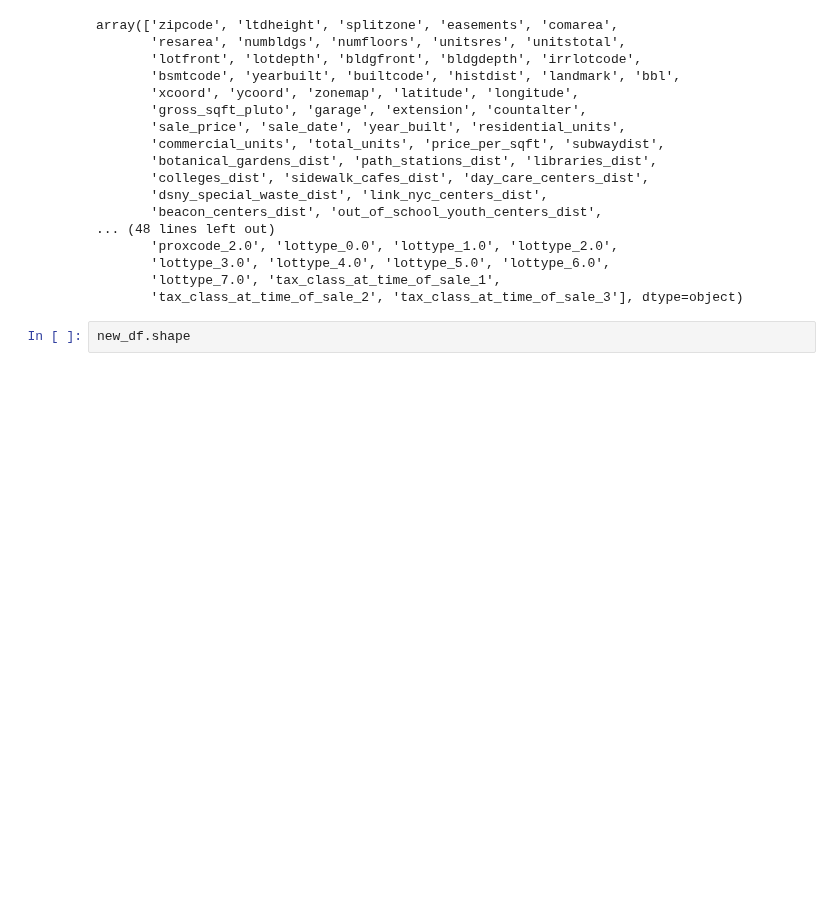
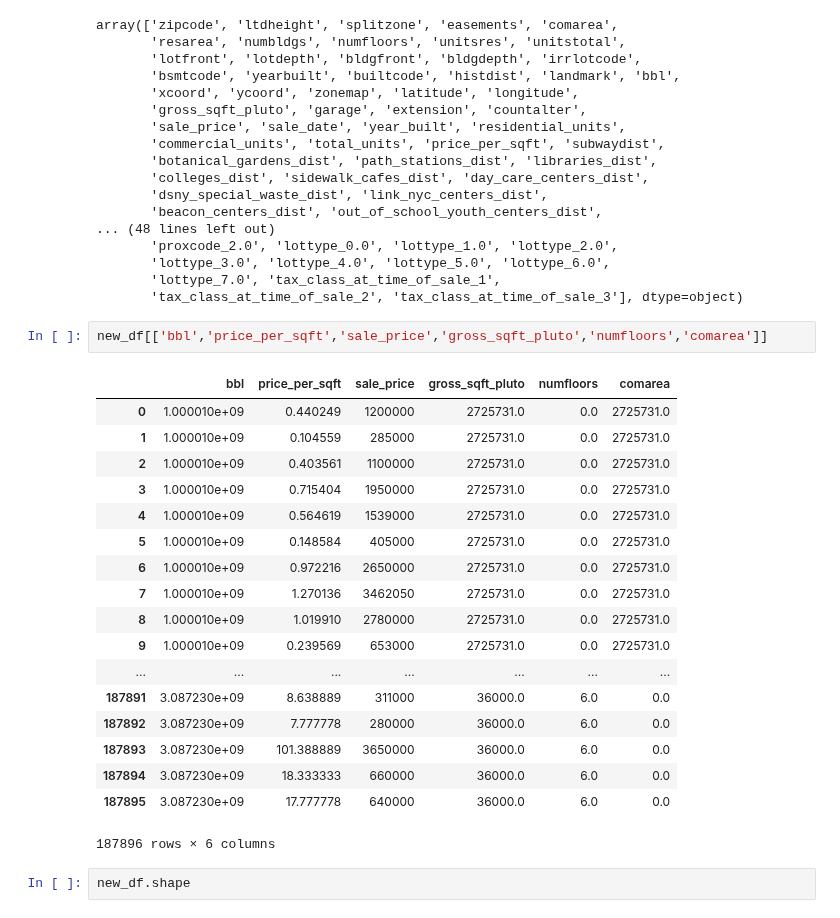
Before and after one commit to jgutman/reveal-estate, a Jupyter notebook: DataValidation.ipynb, the cells around one changed output. Saved outputs shown, nothing was run; the diff lists cells and outputs as text; blank space fills up the shorter version.

```diff
--- a/DataValidation.ipynb
+++ b/DataValidation.ipynb
@@ -129,6 +129,27 @@ array(['zipcode', 'ltdheight', 'splitzone', 'easements', 'comarea',
        'lottype_3.0', 'lottype_4.0', 'lottype_5.0', 'lottype_6.0',
        'lottype_7.0', 'tax_class_at_time_of_sale_1',
        'tax_class_at_time_of_sale_2', 'tax_class_at_time_of_sale_3'], dtype=object)
+# %%
+new_df[['bbl','price_per_sqft','sale_price','gross_sqft_pluto','numfloors','comarea']]
+# %% [output]
+|  | bbl | price_per_sqft | sale_price | gross_sqft_pluto | numfloors | comarea |
+| 0 | 1.000010e+09 | 0.440249 | 1200000 | 2725731.0 | 0.0 | 2725731.0 |
+| 1 | 1.000010e+09 | 0.104559 | 285000 | 2725731.0 | 0.0 | 2725731.0 |
+| 2 | 1.000010e+09 | 0.403561 | 1100000 | 2725731.0 | 0.0 | 2725731.0 |
+| 3 | 1.000010e+09 | 0.715404 | 1950000 | 2725731.0 | 0.0 | 2725731.0 |
+| 4 | 1.000010e+09 | 0.564619 | 1539000 | 2725731.0 | 0.0 | 2725731.0 |
+| 5 | 1.000010e+09 | 0.148584 | 405000 | 2725731.0 | 0.0 | 2725731.0 |
+| 6 | 1.000010e+09 | 0.972216 | 2650000 | 2725731.0 | 0.0 | 2725731.0 |
+| 7 | 1.000010e+09 | 1.270136 | 3462050 | 2725731.0 | 0.0 | 2725731.0 |
+| 8 | 1.000010e+09 | 1.019910 | 2780000 | 2725731.0 | 0.0 | 2725731.0 |
+| 9 | 1.000010e+09 | 0.239569 | 653000 | 2725731.0 | 0.0 | 2725731.0 |
+| ... | ... | ... | ... | ... | ... | ... |
+| 187891 | 3.087230e+09 | 8.638889 | 311000 | 36000.0 | 6.0 | 0.0 |
+| 187892 | 3.087230e+09 | 7.777778 | 280000 | 36000.0 | 6.0 | 0.0 |
+| 187893 | 3.087230e+09 | 101.388889 | 3650000 | 36000.0 | 6.0 | 0.0 |
+| 187894 | 3.087230e+09 | 18.333333 | 660000 | 36000.0 | 6.0 | 0.0 |
+| 187895 | 3.087230e+09 | 17.777778 | 640000 | 36000.0 | 6.0 | 0.0 |
+187896 rows × 6 columns
 # %%
 new_df.shape
 # %% [output]
```
Also changed, not shown: 3 other files.
